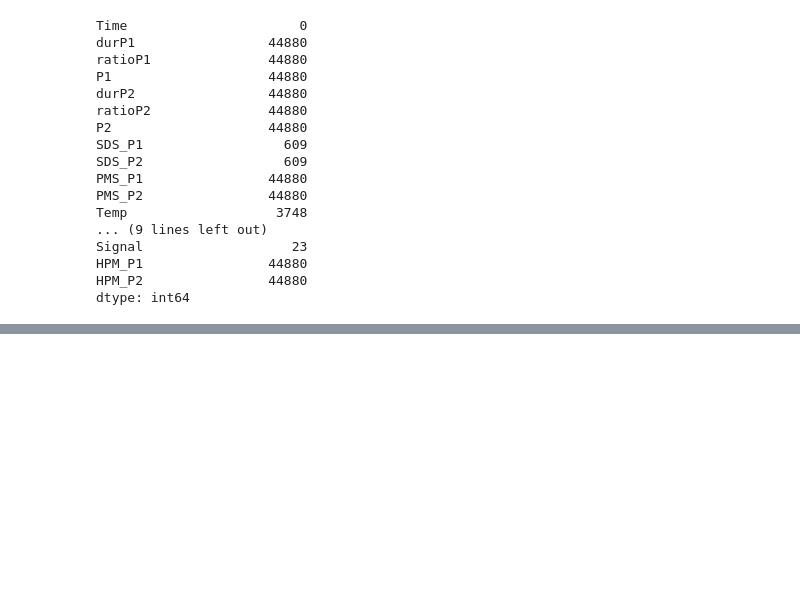
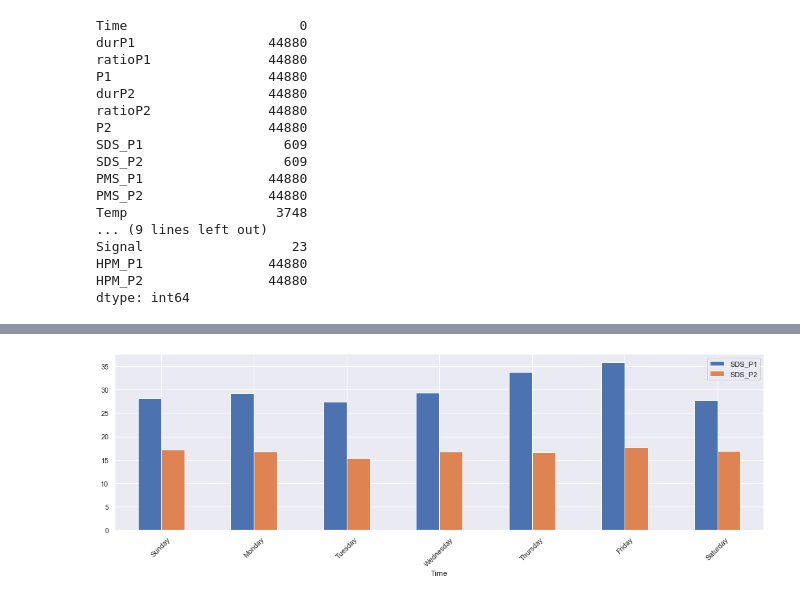
Before and after one commit to vlad-e/Bucharest-Air-Quality, a Jupyter notebook: analysis.ipynb, the cells around one changed output, grey strips where cells are left out. Drawn from its saved outputs; the diff is of its cells as text; code cells hidden in the pictures; blank space fills up the shorter version.

```diff
--- a/analysis.ipynb
+++ b/analysis.ipynb
@@ -71,0 +278,5 @@ data_cleaned.plot(y='SDS_P1',figsize=(15,4))
+# %%
+barchart = data_cleaned.groupby(data_cleaned.index.weekday)['SDS_P1','SDS_P2'].mean().plot(kind="bar")
+barchart.set_xticklabels(["Sunday","Monday","Tuesday","Wednesday","Thursday","Friday","Saturday"],rotation=45);
+# %% [output]
+[figure, added]
```
Also changed, not shown: parts of 77 cells of this notebook, 1 other file.
